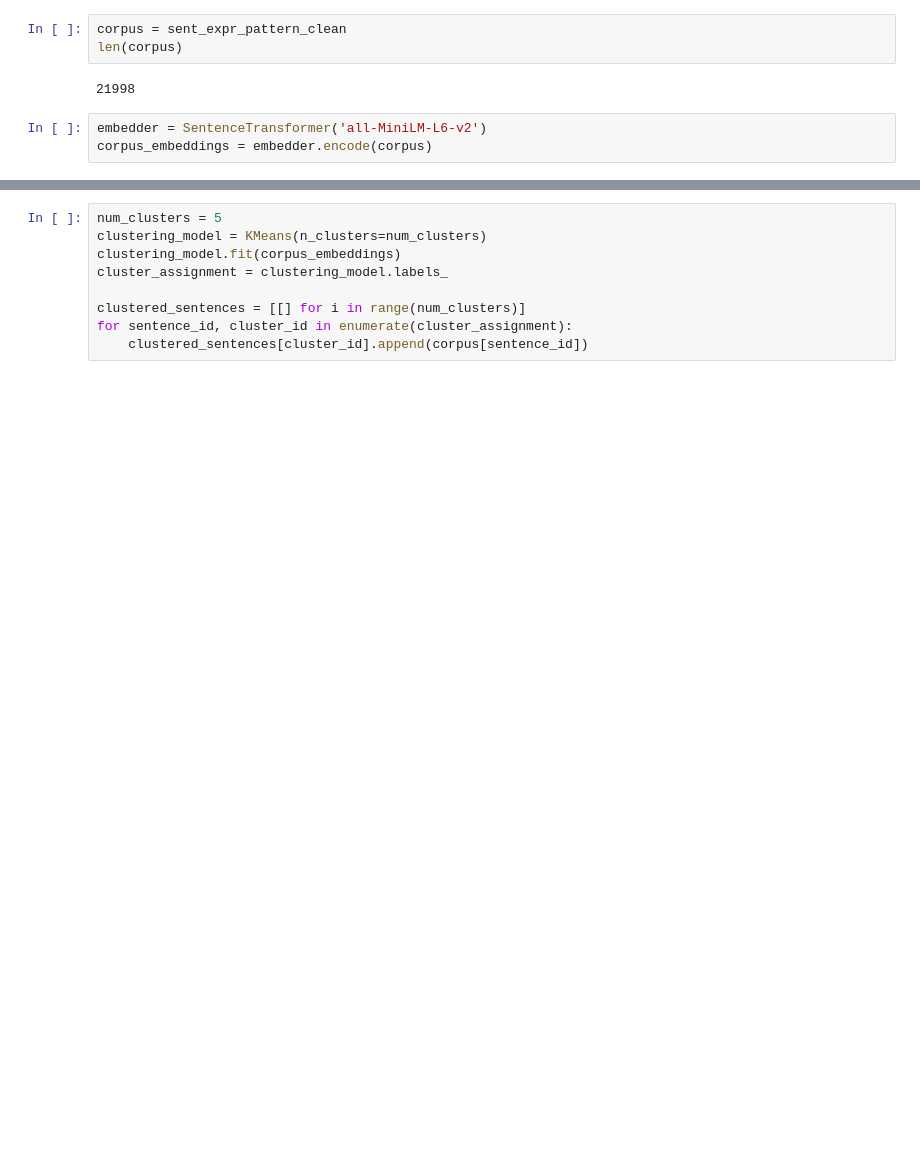
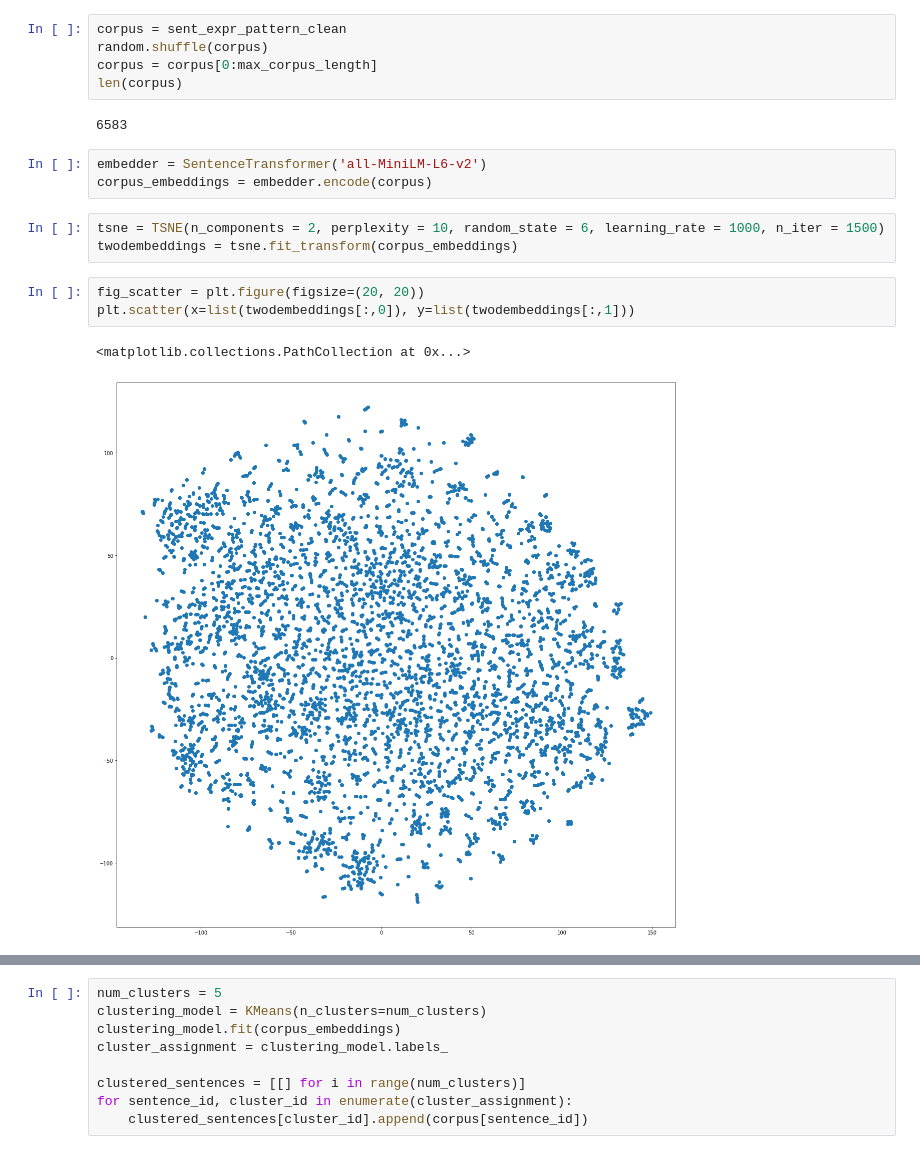
Before and after one commit to WormBase/curation-sentence-classification, a Jupyter notebook: notebooks/sentence_clustering.ipynb, the cells around one changed output, grey strips where cells are left out. Drawn from its saved outputs; the diff is of its cells as text; blank space fills up the shorter version.

```diff
--- a/notebooks/sentence_clustering.ipynb
+++ b/notebooks/sentence_clustering.ipynb
@@ -43,8 +42,19 @@ sent_expr_pattern_clean[0:10]
 # %%
 corpus = sent_expr_pattern_clean
+random.shuffle(corpus)
+corpus = corpus[0:max_corpus_length]
 len(corpus)
 # %% [output]
-21998
+6583
 # %%
 embedder = SentenceTransformer('all-MiniLM-L6-v2')
 corpus_embeddings = embedder.encode(corpus)
+# %%
+tsne = TSNE(n_components = 2, perplexity = 10, random_state = 6, learning_rate = 1000, n_iter = 1500)
+twodembeddings = tsne.fit_transform(corpus_embeddings)
+# %%
+fig_scatter = plt.figure(figsize=(20, 20))
+plt.scatter(x=list(twodembeddings[:,0]), y=list(twodembeddings[:,1]))
+# %% [output]
+<matplotlib.collections.PathCollection at 0x...>
+[figure, added]
```
Also changed, not shown: parts of 9 cells of this notebook, 2 other files.
